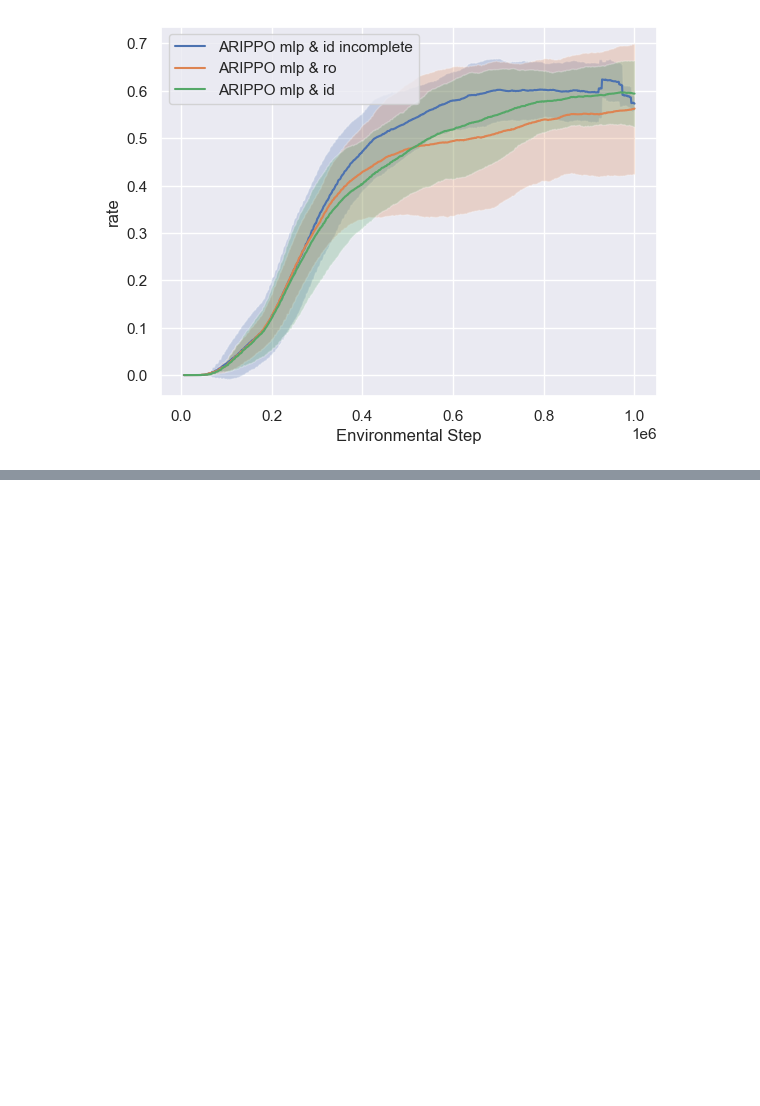
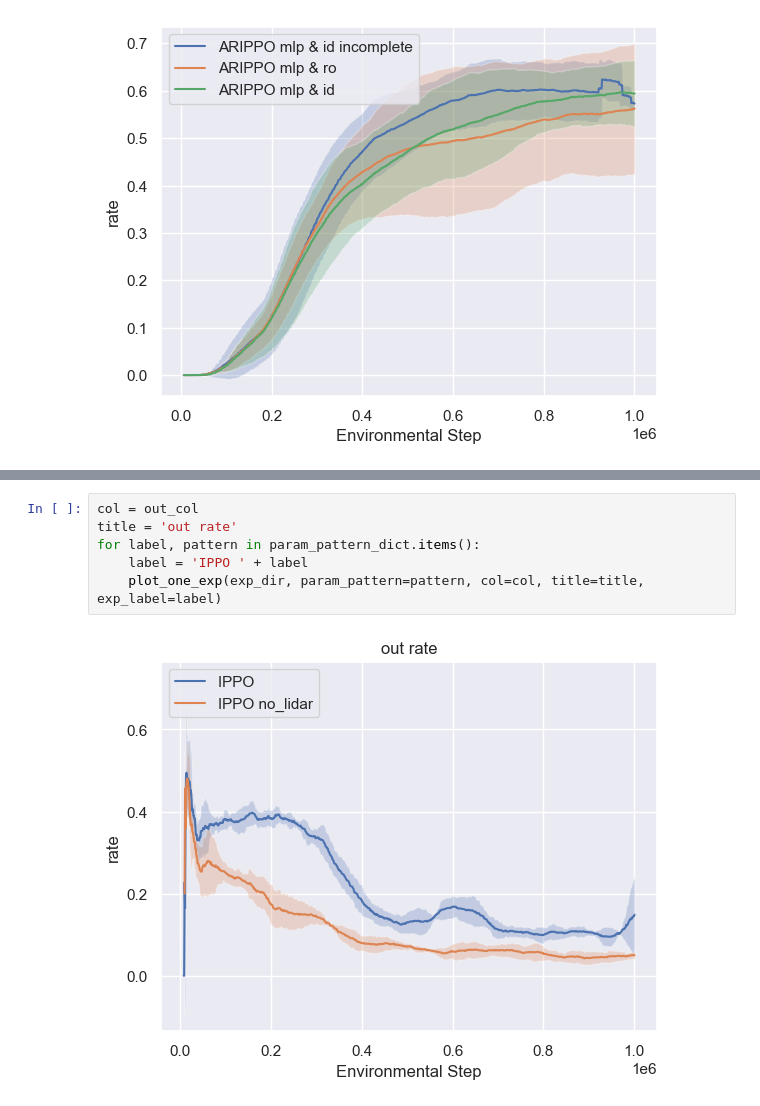
Before and after one commit to jimmydengpeng/MARLPO, a Jupyter notebook: plot.ipynb, the cells around one changed output, grey strips where cells are left out. Drawn from its saved outputs; the diff is of its cells as text; blank space fills up the shorter version.

```diff
--- a/plot.ipynb
+++ b/plot.ipynb
@@ -376,0 +428,8 @@ print('1222')
+# %%
+col = out_col
+title = 'out rate'
+for label, pattern in param_pattern_dict.items():
+    label = 'IPPO ' + label
+    plot_one_exp(exp_dir, param_pattern=pattern, col=col, title=title, exp_label=label)
+# %% [output]
+[figure, added]
```
Also changed, not shown: parts of 30 cells of this notebook, 5 other files.
